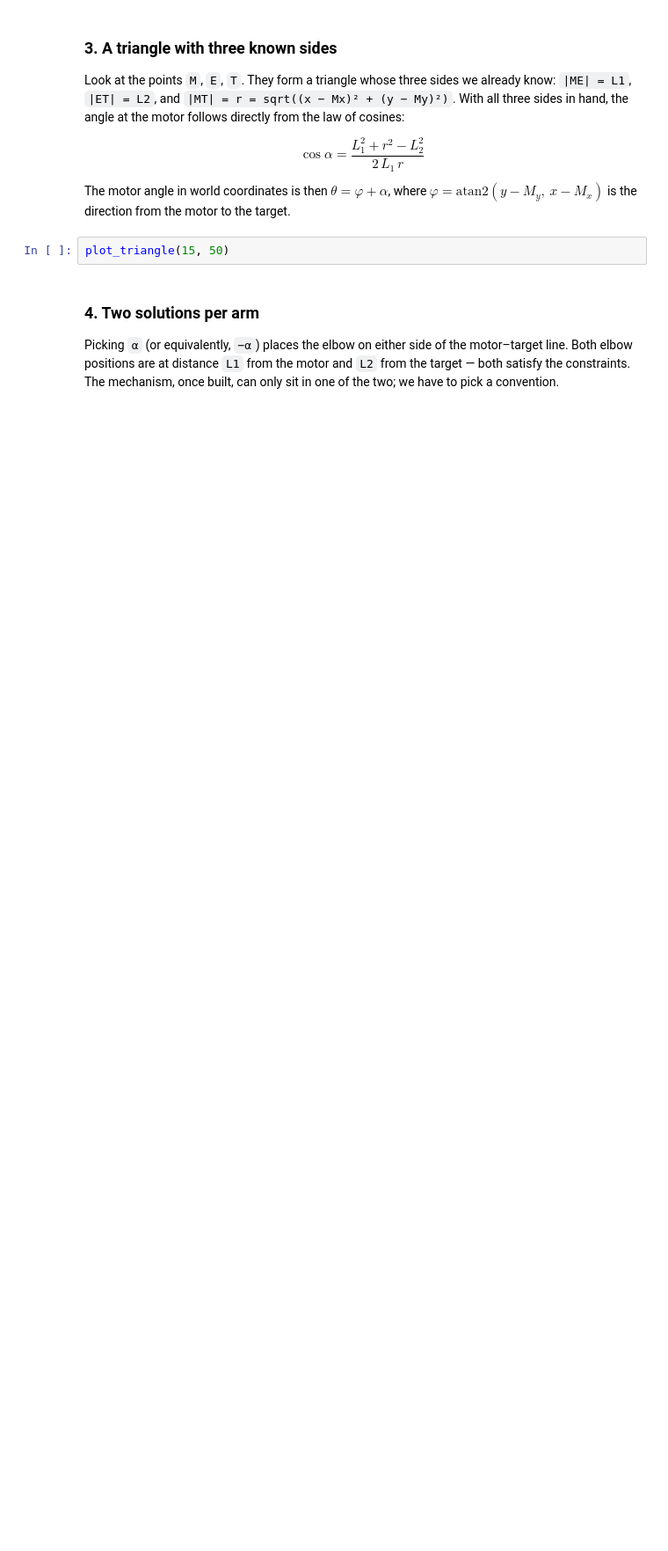
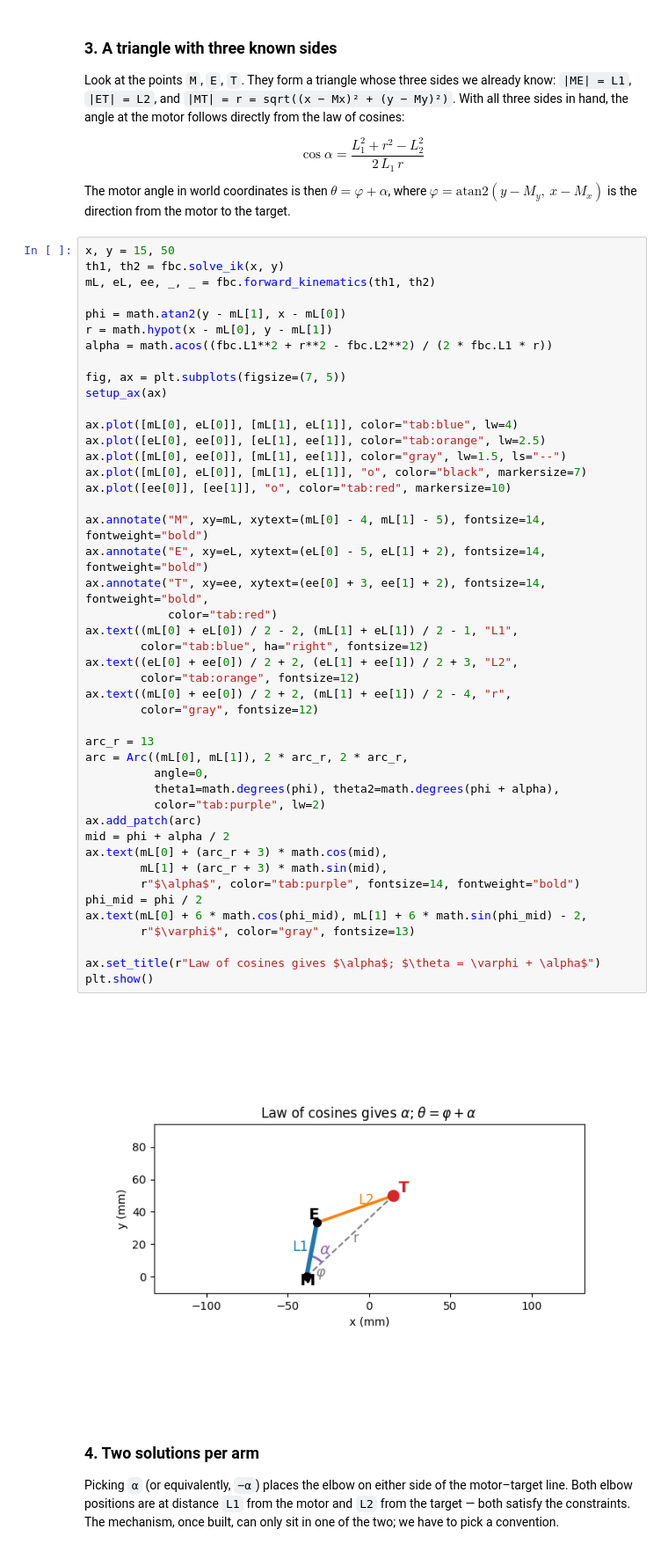
Before and after one commit to saratrajput/five_bar_parallel_robot, a Jupyter notebook: notebooks/five_bar_demo.ipynb, the cells around one changed output. Shown at 88% size. Saved outputs shown, nothing was run; the diff lists cells and outputs as text; blank space fills up the shorter version.

```diff
--- a/notebooks/five_bar_demo.ipynb
+++ b/notebooks/five_bar_demo.ipynb
@@ -38,7 +115,52 @@ $$\cos\alpha = \frac{L_1^2 + r^2 - L_2^2}{2\,L_1\,r}$$
 
 The motor angle in world coordinates is then $\theta = \varphi + \alpha$, where $\varphi = \mathrm{atan2}(y - M_y,\ x - M_x)$ is the direction from the motor to the target.
 # %%
-plot_triangle(15, 50)
+x, y = 15, 50
+th1, th2 = fbc.solve_ik(x, y)
+mL, eL, ee, _, _ = fbc.forward_kinematics(th1, th2)
+
+phi = math.atan2(y - mL[1], x - mL[0])
+r = math.hypot(x - mL[0], y - mL[1])
+alpha = math.acos((fbc.L1**2 + r**2 - fbc.L2**2) / (2 * fbc.L1 * r))
+
+fig, ax = plt.subplots(figsize=(7, 5))
+setup_ax(ax)
+
+ax.plot([mL[0], eL[0]], [mL[1], eL[1]], color="tab:blue", lw=4)
+ax.plot([eL[0], ee[0]], [eL[1], ee[1]], color="tab:orange", lw=2.5)
+ax.plot([mL[0], ee[0]], [mL[1], ee[1]], color="gray", lw=1.5, ls="--")
+ax.plot([mL[0], eL[0]], [mL[1], eL[1]], "o", color="black", markersize=7)
+ax.plot([ee[0]], [ee[1]], "o", color="tab:red", markersize=10)
+
+ax.annotate("M", xy=mL, xytext=(mL[0] - 4, mL[1] - 5), fontsize=14, fontweight="bold")
+ax.annotate("E", xy=eL, xytext=(eL[0] - 5, eL[1] + 2), fontsize=14, fontweight="bold")
+ax.annotate("T", xy=ee, xytext=(ee[0] + 3, ee[1] + 2), fontsize=14, fontweight="bold",
+            color="tab:red")
+ax.text((mL[0] + eL[0]) / 2 - 2, (mL[1] + eL[1]) / 2 - 1, "L1",
+        color="tab:blue", ha="right", fontsize=12)
+ax.text((eL[0] + ee[0]) / 2 + 2, (eL[1] + ee[1]) / 2 + 3, "L2",
+        color="tab:orange", fontsize=12)
+ax.text((mL[0] + ee[0]) / 2 + 2, (mL[1] + ee[1]) / 2 - 4, "r",
+        color="gray", fontsize=12)
+
+arc_r = 13
+arc = Arc((mL[0], mL[1]), 2 * arc_r, 2 * arc_r,
+          angle=0,
+          theta1=math.degrees(phi), theta2=math.degrees(phi + alpha),
+          color="tab:purple", lw=2)
+ax.add_patch(arc)
+mid = phi + alpha / 2
+ax.text(mL[0] + (arc_r + 3) * math.cos(mid),
+        mL[1] + (arc_r + 3) * math.sin(mid),
+        r"$\alpha$", color="tab:purple", fontsize=14, fontweight="bold")
+phi_mid = phi / 2
+ax.text(mL[0] + 6 * math.cos(phi_mid), mL[1] + 6 * math.sin(phi_mid) - 2,
+        r"$\varphi$", color="gray", fontsize=13)
+
+ax.set_title(r"Law of cosines gives $\alpha$; $\theta = \varphi + \alpha$")
+plt.show()
+# %% [output]
+[figure, added]
 # %% [markdown]
 ### 4. Two solutions per arm
 
```
Also changed, not shown: parts of 21 cells of this notebook, 3 other files.
